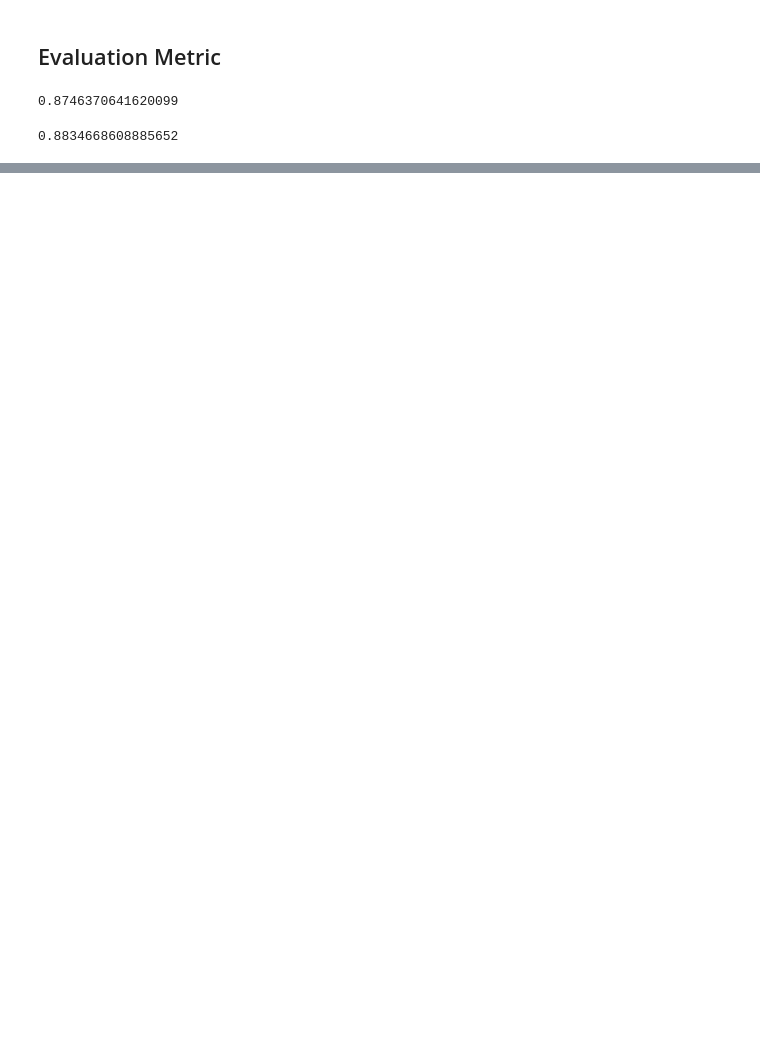
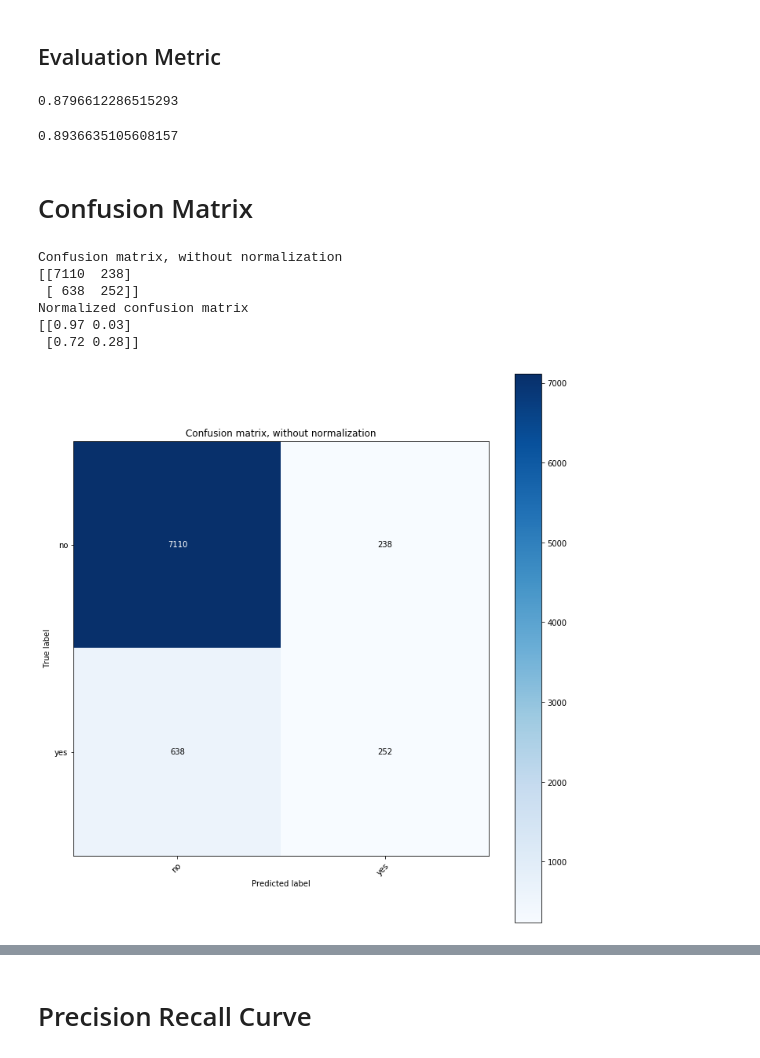
Before and after one commit to swbuchanan13/msds699_sal, a Jupyter notebook: basic_pipeline_with_KFold.ipynb, the cells around one changed output, grey strips where cells are left out. Saved outputs shown, nothing was run; the diff lists cells and outputs as text; code cells hidden in the pictures; blank space fills up the shorter version.

```diff
--- a/basic_pipeline_with_KFold.ipynb
+++ b/basic_pipeline_with_KFold.ipynb
@@ -98,6 +165,7 @@ def up_sample(X, y):
 # %%
 kf = KFold(n_splits=5, shuffle=True)
 # %%
+# Perform KFold cross validation using SMOTE to upsample
 smt = SMOTENC(trues)
 X_train_up, y_train_up = smt.fit_sample(X_train, y_train)
 X_train_up = pd.DataFrame(X_train_up, columns=X.columns)
@@ -107,7 +175,7 @@ for train_index, test_index in kf.split(X_train_up):
     y_train_up1, y_val_up = y_train_up.iloc[train_index], y_train_up.iloc[test_index]
     #clf = DecisionTreeClassifier()
     #clf = LogisticRegression()
-    clf = RandomForestClassifier()
+    clf = RandomForestClassifier(n_estimators=10)
     pipeline = make_pipeline(clf)
     pipeline.fit(X_train_up1, y_train_up1)
     y_pred = pipeline.predict(X_val_up)
@@ -119,8 +187,7 @@ for train_index, test_index in kf.split(X_train_up):
 0.9030141942039259
 0.9056096536771221
 # %%
-# smt = SMOTENC(trues)
-# X_train_up, y_train_up = smt.fit_sample(X_train, y_train)
+# Peform KFold cross validation without upsampling
 X_train_up = X_train
 y_train_up = y_train
 for train_index, test_index in kf.split(X_train_up):
@@ -128,7 +195,7 @@ for train_index, test_index in kf.split(X_train_up):
     y_train_up1, y_val_up = y_train_up.iloc[train_index], y_train_up.iloc[test_index]
     #clf = DecisionTreeClassifier()
     #clf = LogisticRegression()
-    clf = RandomForestClassifier()
+    clf = RandomForestClassifier(n_estimators=10)
     pipeline = make_pipeline(clf)
     pipeline.fit(X_train_up1, y_train_up1)
     y_pred = pipeline.predict(X_val_up)
@@ -142,4 +209,5 @@ for train_index, test_index in kf.split(X_train_up):
 # %%
+# Perform KFold cross validation using our upsampling function
 X_train_up, y_train_up = up_sample(X_train, y_train)
 X_train_up = pd.DataFrame(X_train_up, columns=X.columns)
 y_train_up = pd.Series(y_train_up)
@@ -148,7 +216,7 @@ for train_index, test_index in kf.split(X_train_up):
     y_train_up1, y_val_up = y_train_up.iloc[train_index], y_train_up.iloc[test_index]
     #clf = DecisionTreeClassifier()
     #clf = LogisticRegression()
-    clf = RandomForestClassifier()
+    clf = RandomForestClassifier(n_estimators=10)
     pipeline = make_pipeline(clf)
     pipeline.fit(X_train_up1, y_train_up1)
     y_pred = pipeline.predict(X_val_up)
@@ -186,8 +245,34 @@ Evaluation Metric
 # Use F1 score as metric since we have an unbalanced data set.
 f1_score(y_test, y_pred, average='weighted')
 # %% [output]
-0.8746370641620099
+0.8796612286515293
 # %%
 accuracy_score(y_test, y_pred)
 # %% [output]
-0.8834668608885652
+0.8936635105608157
+# %% [markdown]
+# Confusion Matrix
+# %%
+plt.rcParams["figure.figsize"] = (10,10)
+# %%
+np.set_printoptions(precision=2)
+
+
+# Plot non-normalized confusion matrix
+plot_confusion_matrix(y_test, y_pred,
+                      title='Confusion matrix, without normalization')
+
+# # Plot normalized confusion matrix
+plot_confusion_matrix(y_test, y_pred, normalize=True,
+                      title='Normalized confusion matrix')
+
+
+plt.show()
+# %% [output]
+Confusion matrix, without normalization
+[[7110  238]
+ [ 638  252]]
+Normalized confusion matrix
+[[0.97 0.03]
+ [0.72 0.28]]
+[figure, added]
@@ -193,0 +280,2 @@ accuracy_score(y_test, y_pred)
+# %% [markdown]
+# Precision Recall Curve
```
Also changed, not shown: parts of 29 cells of this notebook, 1 other file.
